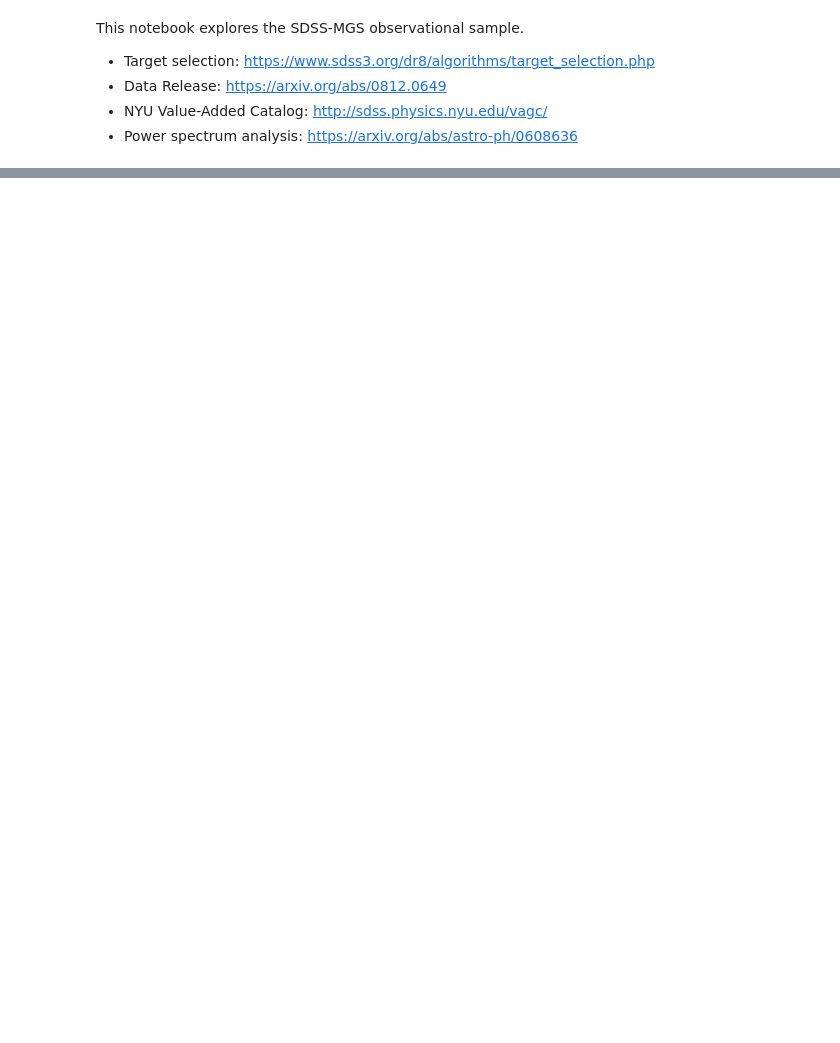
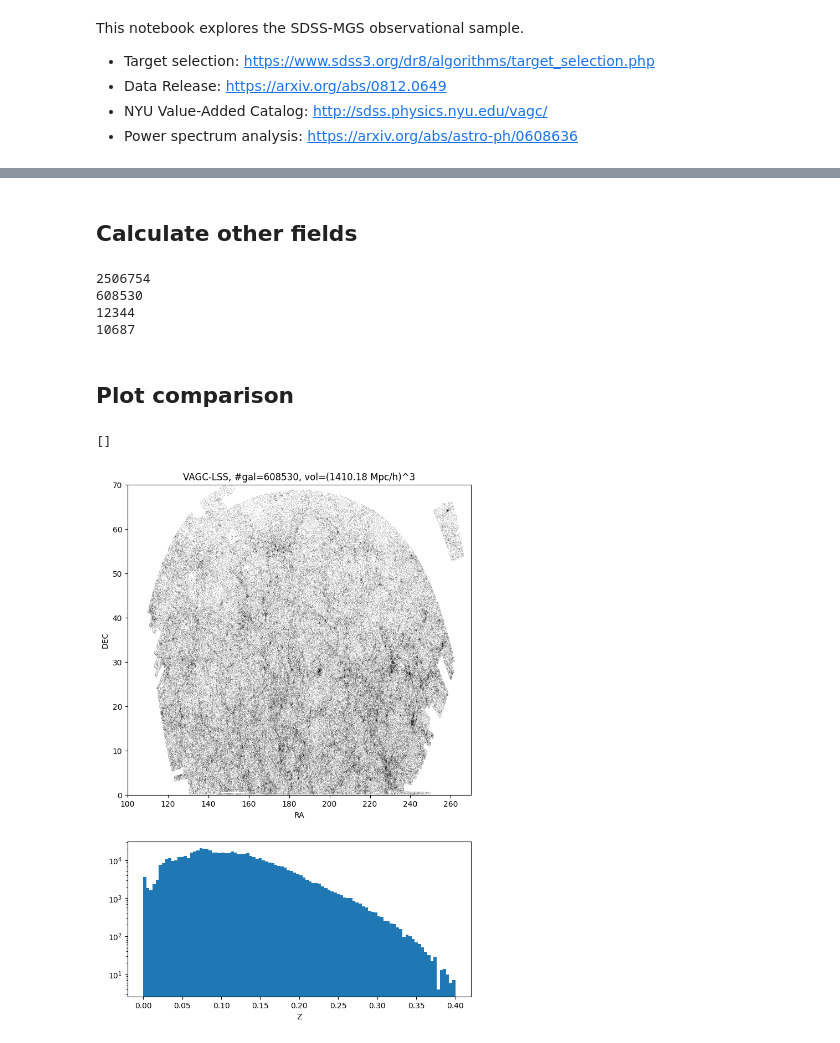
Before and after one commit to maho3/ltu-connect, a Jupyter notebook: sdss_mgs/explore_mgs.ipynb, the cells around one changed output, grey strips where cells are left out. Cells and saved outputs as stored; diff of their text form; code cells hidden in the pictures; blank space fills up the shorter version.

```diff
--- a/sdss_mgs/explore_mgs.ipynb
+++ b/sdss_mgs/explore_mgs.ipynb
@@ -115,0 +57,35 @@ ax.plot(x, y, 'k.', markersize=0.1, alpha=0.5)
+# %% [markdown]
+## Calculate other fields
+# %%
+# mask vagc
+print(len(data))
+mask = (data['ILSS'] != -1) & (data['VAGC_SELECT'] == 7)
+data = data[mask]
+
+rae = 100, 270
+dece = 0, 70
+mask = (rae[0] < data['RA']) & (data['RA'] < rae[1]) & (dece[0] < data['DEC']) & (data['DEC'] < dece[1])
+data = data[mask]
+
+mask = (data['Z'] >=0) & (data['Z'] <= 0.4)
+data = data[mask]
+
+data = pd.DataFrame(np.array([data[col] for col in data.dtype.names]).T, columns=data.dtype.names)
+print(len(data))
+
+# mask tjitske
+print(len(datatj))
+mask = (rae[0] < datatj['RA']) & (datatj['RA'] < rae[1]) & (dece[0] < datatj['DEC']) & (datatj['DEC'] < dece[1])
+datatj = datatj[mask]
+
+mask = datatj['Z'] >=0
+datatj = datatj[mask]
+
+for col in ['RA' ,'DEC', 'Z', 'MAG']:
+    datatj[col] = datatj[col].values.astype(float)
+print(len(datatj))
+# %% [output]
+2506754
+608530
+12344
+10687
@@ -115,0 +121,22 @@ ax.plot(x, y, 'k.', markersize=0.1, alpha=0.5)
+# %% [markdown]
+## Plot comparison
+# %%
+f = plt.figure(figsize=(8,12))
+gs = f.add_gridspec(2,1, height_ratios=[1,0.5])
+
+# vagc-lss
+ax = f.add_subplot(gs[0])
+ax.plot(data['RA'], data['DEC'], 'k,', alpha=0.1)
+ax.set_xlim(rae)
+ax.set_ylim(dece)
+ax.set_xlabel('RA')
+ax.set_ylabel('DEC')
+ax.set_title(f'VAGC-LSS, #gal={len(data)}, vol=({dvol**(1/3):.2f} Mpc/h)^3')
+
+ax = f.add_subplot(gs[1])
+ax.hist(data['Z'], bins=100)
+ax.set_xlabel('Z')
+ax.semilogy()
+# %% [output]
+[]
+[figure, added]
```
Also changed, not shown: parts of 43 cells of this notebook, 1 other file.
